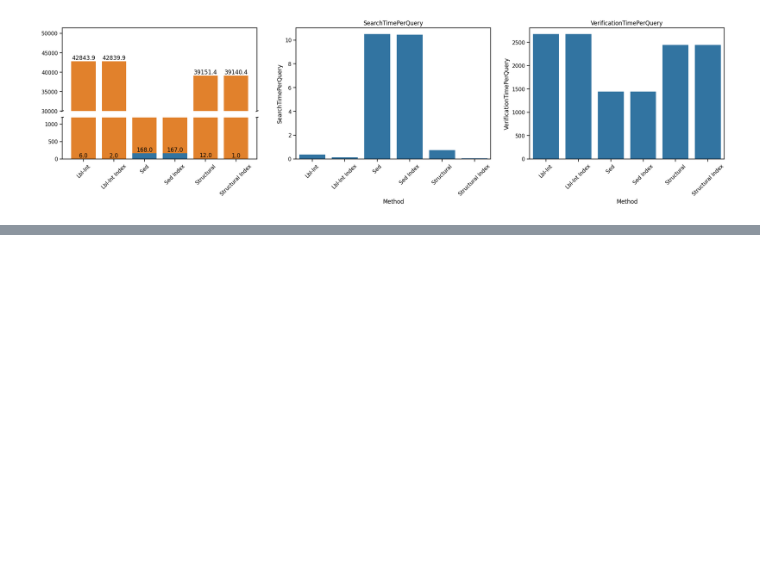
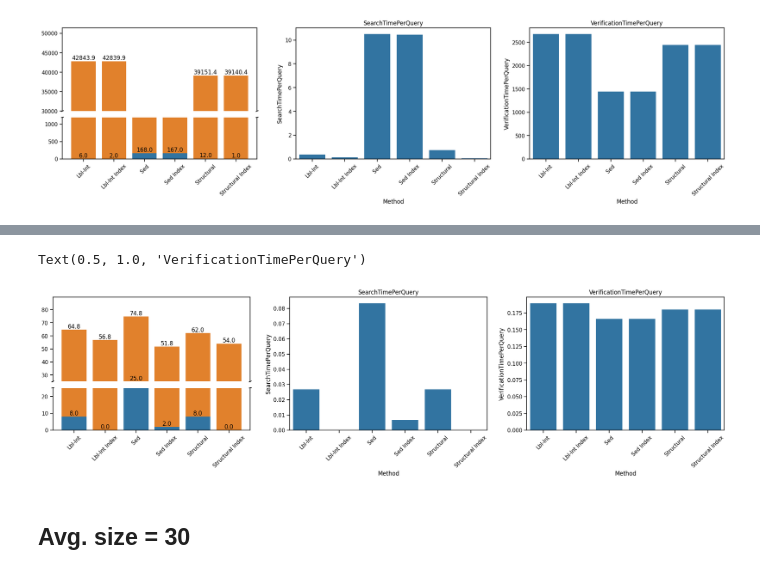
Before and after one commit to LukMRVC/tree-statistics, a Jupyter notebook: gen-datasets.ipynb, the cells around one changed output, grey strips where cells are left out. Drawn from its saved outputs; the diff is of its cells as text; code cells hidden in the pictures; blank space fills up the shorter version.

```diff
--- a/gen-datasets.ipynb
+++ b/gen-datasets.ipynb
@@ -1172,0 +1198,17 @@ Text(0.5, 1.0, 'VerificationTimePerQuery')
+# %%
+qn = data.statistics['NumQueries'][0]
+data.plotdata['SearchTimePerQuery'] = data.plotdata['searching'] / qn
+data.plotdata['VerificationTimePerQuery'] = data.plotdata['verification'] / qn
+f, ax = plt.subplots(1, 3, figsize=(25, 5))
+ax[1].tick_params(axis="x", rotation=45)
+ax[2].tick_params(axis="x", rotation=45)
+plot_broken_stacked_bars(data.plotdata, order, ax=ax[0], break_bottom=25, break_top = 25)
+t = sns.barplot(data.plotdata, x="Method", y="SearchTimePerQuery", ax=ax[1])
+t.set_title("SearchTimePerQuery")
+t = sns.barplot(data.plotdata, x="Method", y="VerificationTimePerQuery", ax=ax[2])
+t.set_title("VerificationTimePerQuery")
+# %% [output]
+Text(0.5, 1.0, 'VerificationTimePerQuery')
+[figure, added]
+# %% [markdown]
+## Avg. size = 30
```
Also changed, not shown: parts of 15 cells of this notebook.
